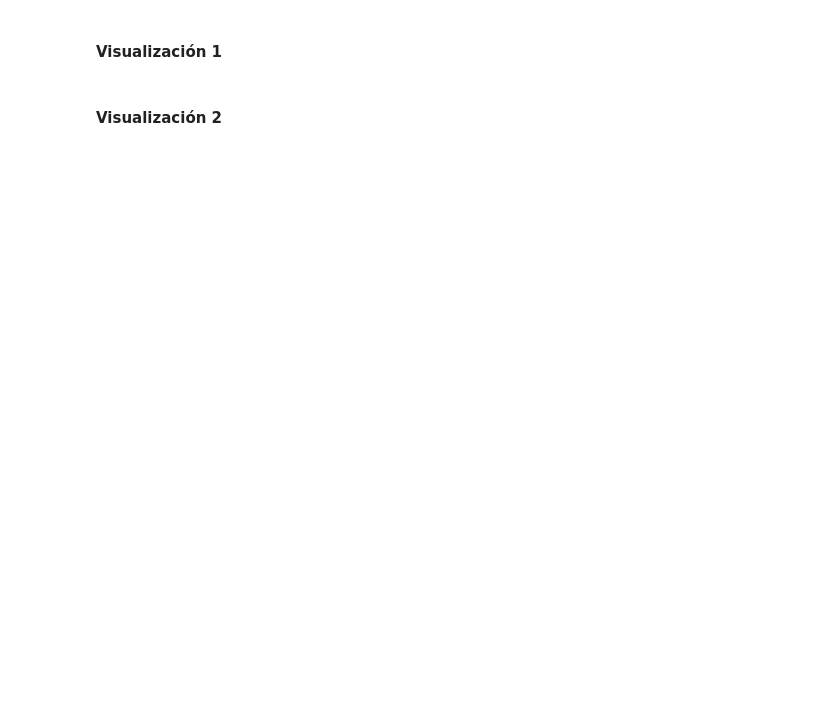
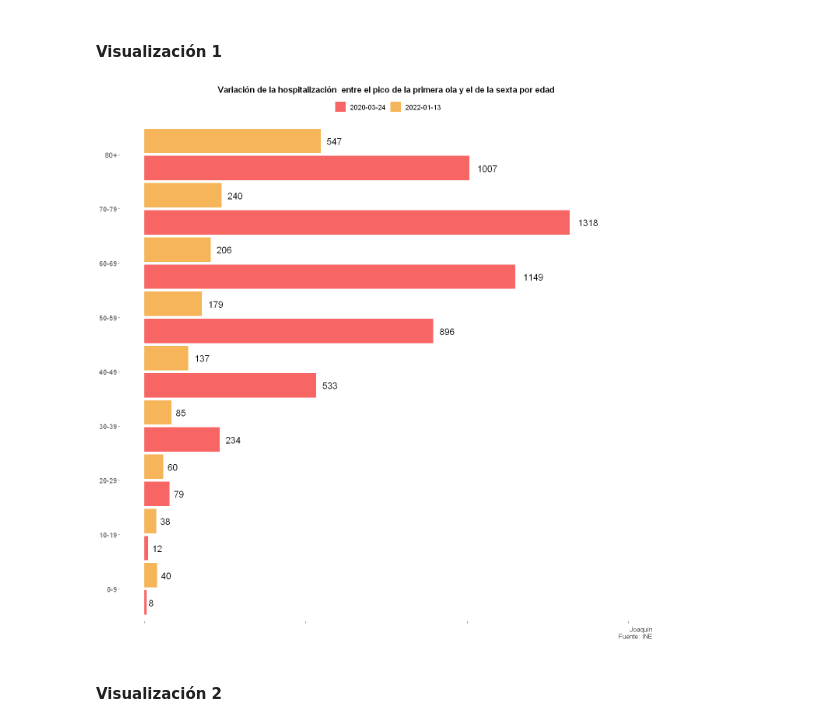
Before and after one commit to Atuneros/trabajos, a Jupyter notebook: visualizacion/practica1.ipynb, the cells around one changed output. Saved outputs shown, nothing was run; the diff lists cells and outputs as text; code cells hidden in the pictures; blank space fills up the shorter version.

```diff
--- a/visualizacion/practica1.ipynb
+++ b/visualizacion/practica1.ipynb
@@ -446,4 +503,27 @@ df4 <- df3 %>%
 # %% [markdown]
 #### Visualización 1
+# %%
+options(repr.plot.width=12, repr.plot.height=12)
+
+ggplot(df3, aes( x=total,y=grupo_edad,fill= fecha)) +
+  geom_col ( position = position_dodge(width = 1)) +
+  geom_text(aes(label = total),
+            position = position_dodge(width = 1),
+            size = 5,
+            hjust = -0.4) +
+  scale_fill_manual(name = "", values = c("#F76565", "#F5B558"))+
+  scale_x_continuous (limit = c(0,1500))+
+  labs(title = "Variación de la hospitalización  entre el pico de la primera ola y el de la sexta por edad",
+       caption = "Joaquín\nFuente: INE")+
+  theme_a() +
+  theme (legend.position="top",
+       axis.title.y=element_blank(),
+       axis.title.x=element_blank(),
+       axis.text.x=element_blank(),
+       panel.border = element_blank(),
+       panel.grid.major=element_blank(),
+       panel.grid.minor=element_blank())
+# %% [output]
+[figure, added]
 # %% [markdown]
 #### Visualización 2
```
Also changed, not shown: parts of 10 cells of this notebook.
